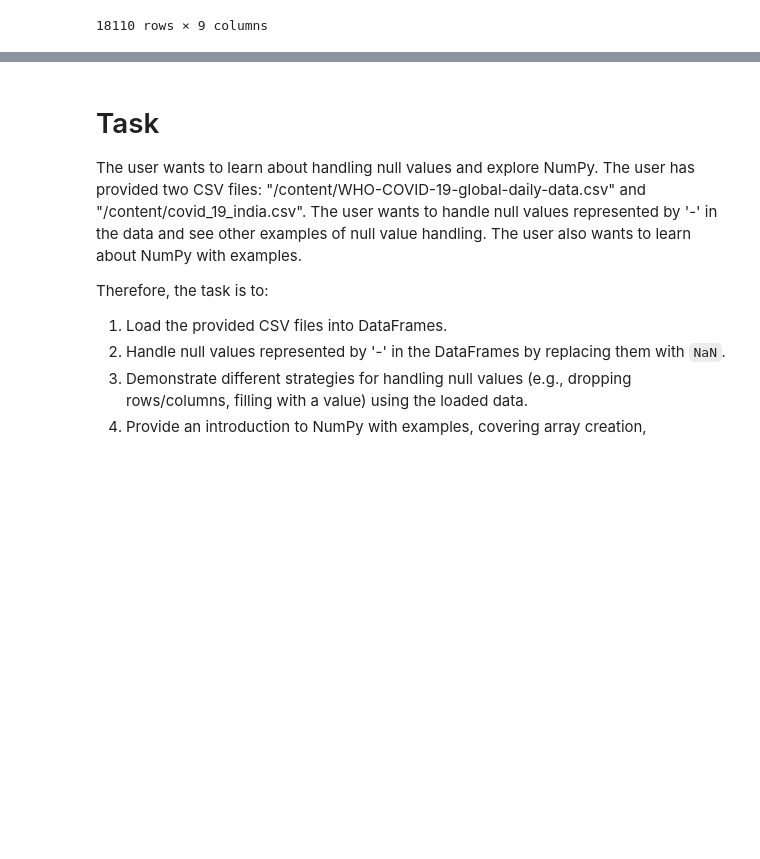
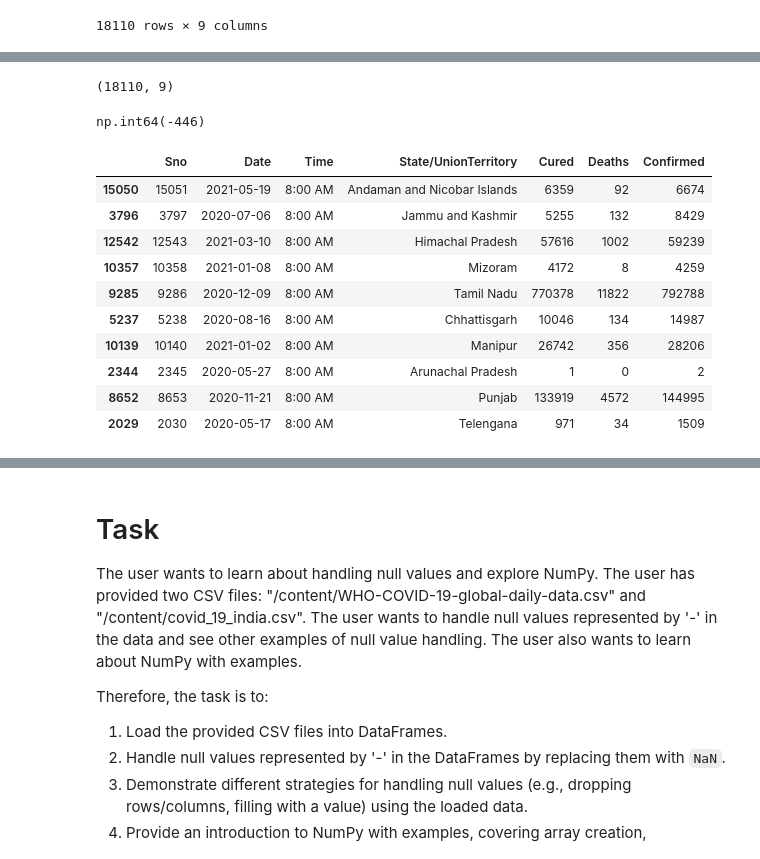
Before and after one commit to Harish-lvrk/Data-Analysis, a Jupyter notebook: Numpy_and_pandas.ipynb, the cells around one changed output, grey strips where cells are left out. Saved outputs shown, nothing was run; the diff lists cells and outputs as text; code cells hidden in the pictures; blank space fills up the shorter version.

```diff
--- a/Numpy_and_pandas.ipynb
+++ b/Numpy_and_pandas.ipynb
@@ -841,0 +905,4 @@ data
+# %%
+data.shape
+# %% [output]
+(18110, 9)
@@ -841,0 +913,4 @@ data
+# %%
+data['ConfirmedForeignNational'].isnull().sum() - data.shape[0]
+# %% [output]
+np.int64(-446)
@@ -841,0 +919,14 @@ data
+# %%
+data.sample(10)
+# %% [output]
+|  | Sno | Date | Time | State/UnionTerritory | Cured | Deaths | Confirmed |
+| 15050 | 15051 | 2021-05-19 | 8:00 AM | Andaman and Nicobar Islands | 6359 | 92 | 6674 |
+| 3796 | 3797 | 2020-07-06 | 8:00 AM | Jammu and Kashmir | 5255 | 132 | 8429 |
+| 12542 | 12543 | 2021-03-10 | 8:00 AM | Himachal Pradesh | 57616 | 1002 | 59239 |
+| 10357 | 10358 | 2021-01-08 | 8:00 AM | Mizoram | 4172 | 8 | 4259 |
+| 9285 | 9286 | 2020-12-09 | 8:00 AM | Tamil Nadu | 770378 | 11822 | 792788 |
+| 5237 | 5238 | 2020-08-16 | 8:00 AM | Chhattisgarh | 10046 | 134 | 14987 |
+| 10139 | 10140 | 2021-01-02 | 8:00 AM | Manipur | 26742 | 356 | 28206 |
+| 2344 | 2345 | 2020-05-27 | 8:00 AM | Arunachal Pradesh | 1 | 0 | 2 |
+| 8652 | 8653 | 2020-11-21 | 8:00 AM | Punjab | 133919 | 4572 | 144995 |
+| 2029 | 2030 | 2020-05-17 | 8:00 AM | Telengana | 971 | 34 | 1509 |
```
Also changed, not shown: parts of 20 cells of this notebook.
